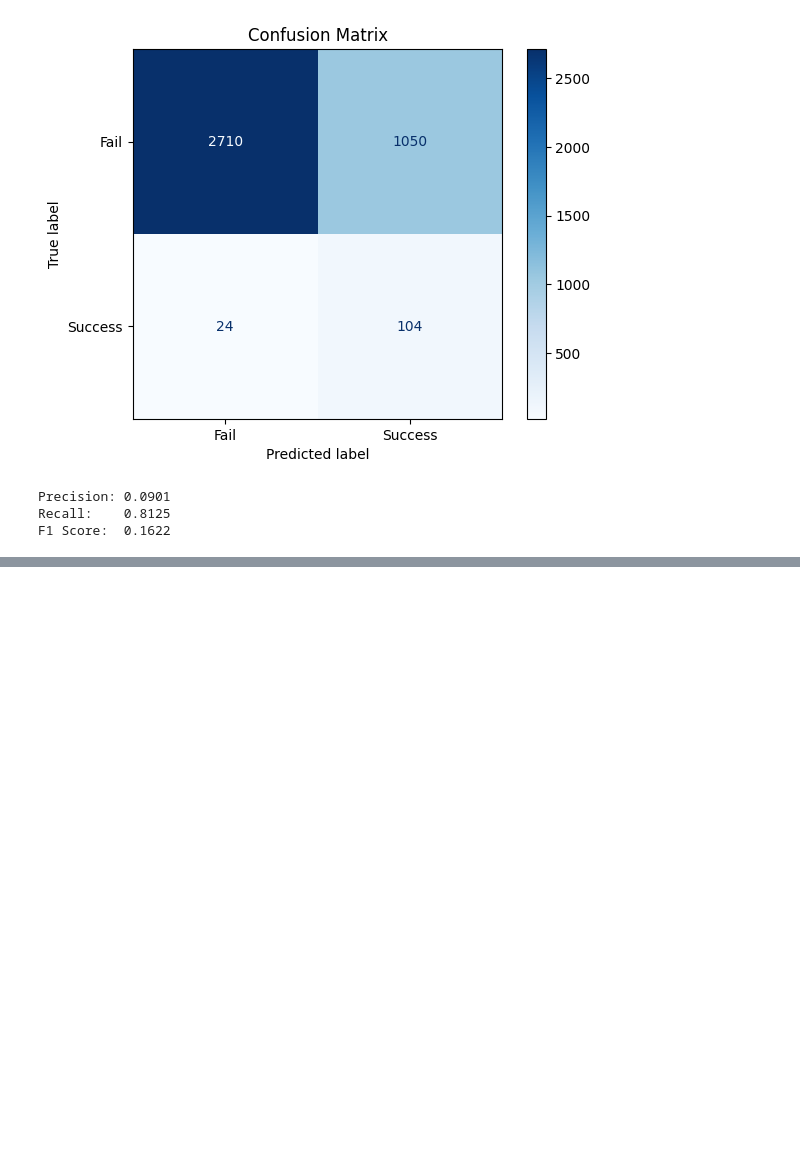
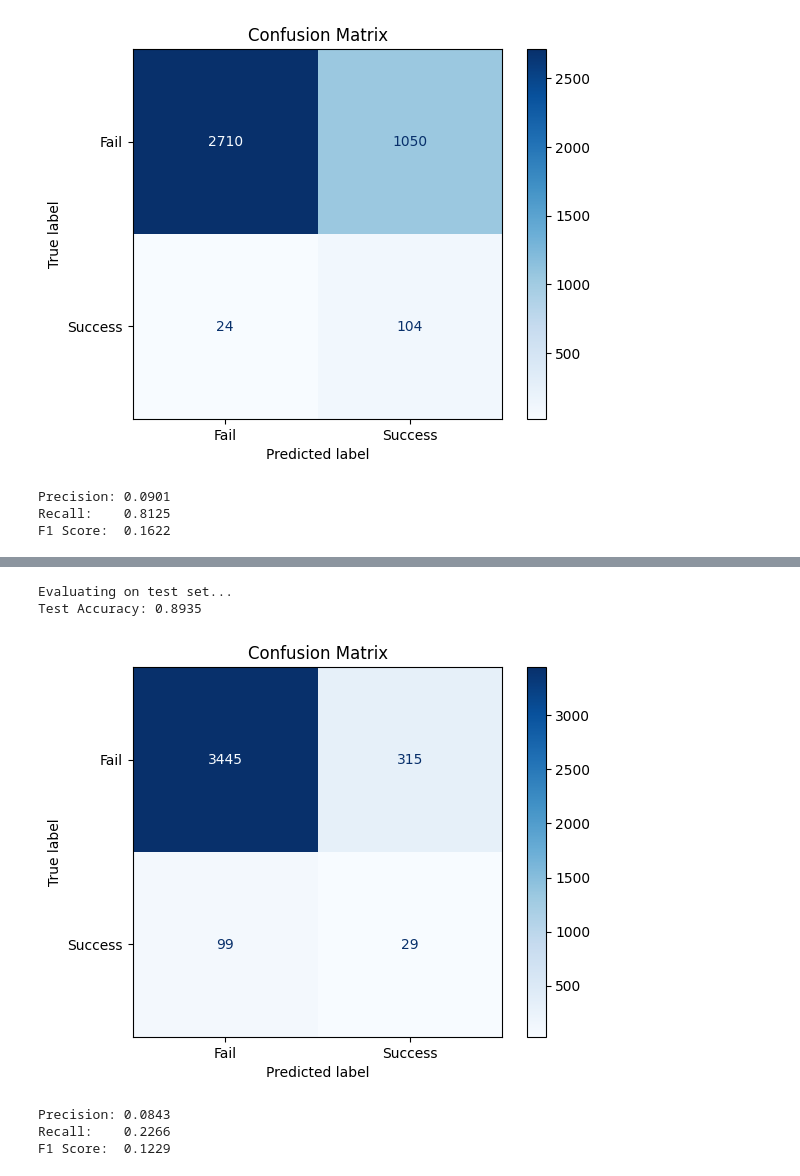
Before and after one commit to mmohan5/Deep-Learning, a Jupyter notebook: Final Project/train_transformer.ipynb, the cells around one changed output, grey strips where cells are left out. Cells and saved outputs as stored; diff of their text form; code cells hidden in the pictures; blank space fills up the shorter version.

```diff
--- a/Final Project/train_transformer.ipynb
+++ b/Final Project/train_transformer.ipynb
@@ -1646,0 +1948,49 @@ F1 Score:  0.1622
+# %%
+# === Test Evaluation ===
+print("\nEvaluating on test set...")
+
+# Load test data
+X_test, y_test = torch.load("test_shots.pt", map_location="cpu")
+X_test = X_test[:, -29:, :]
+y_test_binary = (y_test == 0).long()  # goal → 1, others → 0
+
+# Forward pass
+model.eval()
+all_test_preds = []
+with torch.no_grad():
+    for i in range(0, len(X_test), 128):
+        xb = X_test[i:i+128].to(device)
+        logits = model(xb)
+        probs = torch.sigmoid(logits)
+        preds = (probs > 0.5).long().cpu()
+        all_test_preds.extend(preds)
+
+# Compute accuracy
+y_test_binary = y_test_binary[:len(all_test_preds)]  # just in case
+correct = (torch.tensor(all_test_preds) == y_test_binary).sum().item()
+total = len(y_test_binary)
+test_acc = correct / total
+print(f"Test Accuracy: {test_acc:.4f}")
+
+# === Confusion Matrix ===
+cm = confusion_matrix(y_test_binary, all_test_preds)
+disp = ConfusionMatrixDisplay(confusion_matrix=cm, display_labels=["Fail", "Success"])
+disp.plot(cmap="Blues")
+plt.title("Confusion Matrix")
+plt.grid(False)
+plt.show()
+
+precision = precision_score(y_test_binary, all_test_preds)
+recall = recall_score(y_test_binary, all_test_preds)
+f1 = f1_score(y_test_binary, all_test_preds)
+
+print(f"Precision: {precision:.4f}")
+print(f"Recall:    {recall:.4f}")
+print(f"F1 Score:  {f1:.4f}")
+# %% [output]
+Evaluating on test set...
+Test Accuracy: 0.8935
+[figure, added]
+Precision: 0.0843
+Recall:    0.2266
+F1 Score:  0.1229
```
Also changed, not shown: parts of 7 cells of this notebook.
